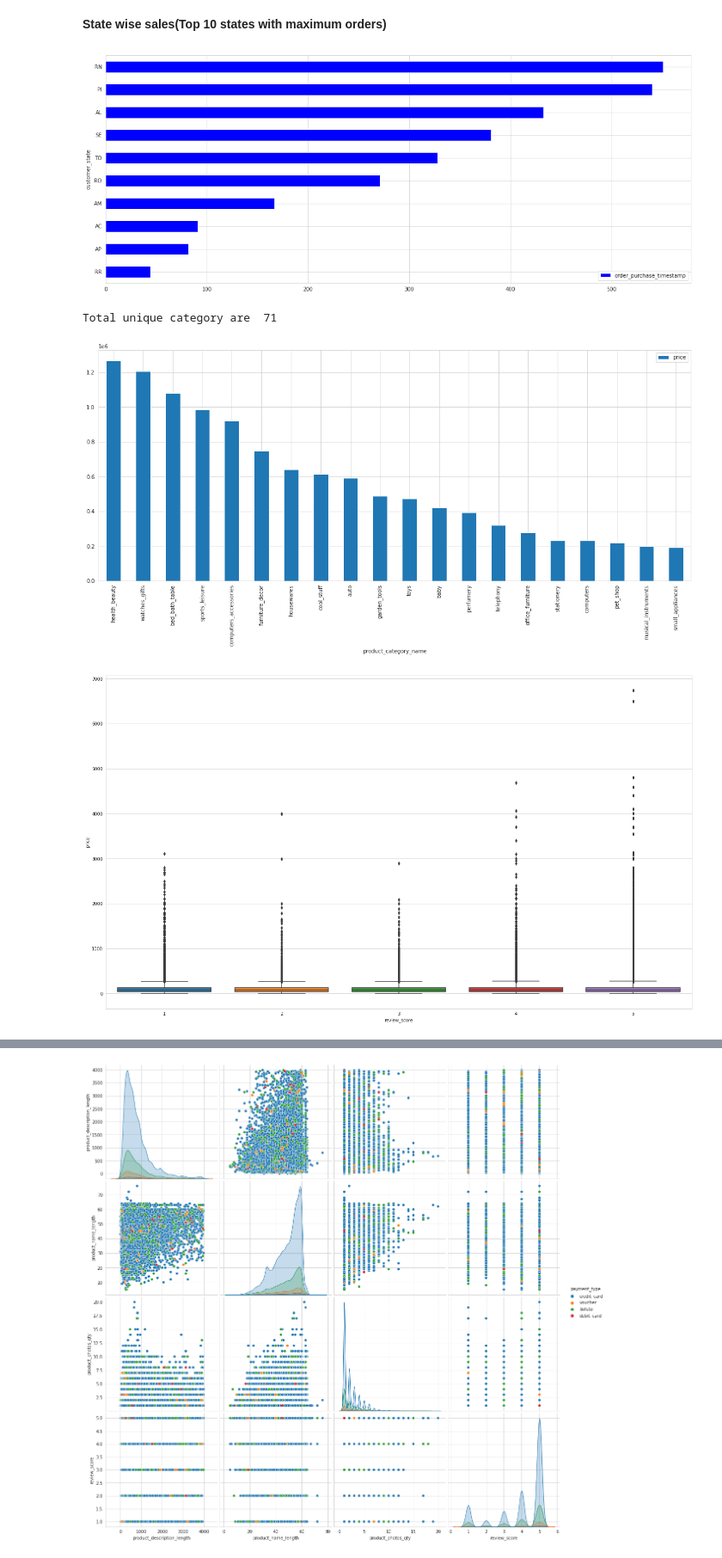
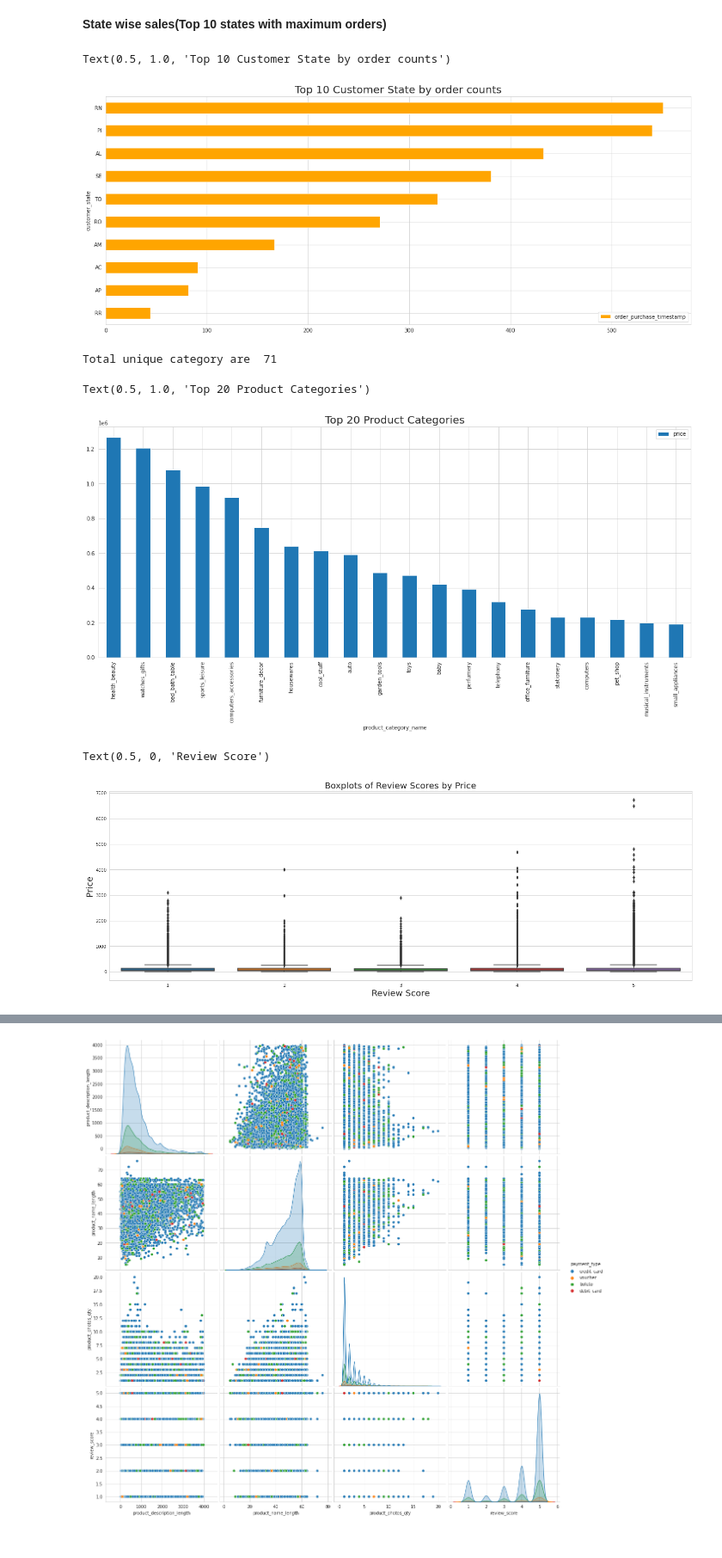
Before and after one commit to jakejhc/Team_Project, a Jupyter notebook: brazillian-customer-satification.ipynb, the cells around one changed output, grey strips where cells are left out. Shown at 86% size. Drawn from its saved outputs; the diff is of its cells as text; code cells hidden in the pictures.

Commit message:
Kaggle Notebook | Olist-team copy | Version 6

```diff
--- a/brazillian-customer-satification.ipynb
+++ b/brazillian-customer-satification.ipynb
@@ -506,15 +462,3 @@ Index(['order_purchase_timestamp', 'order_delivered_carrier_date',
       dtype='object')
 # %% [markdown]
 # 5. Correlations
-# %%
-#understanding the growth of Olist as an ecommerce company from the range of data given to us
-import matplotlib.patches as mpatches
-data['order_purchase_timestamp'] = pd.to_datetime(data['order_purchase_timestamp'])
-monthly_sales_data = data.groupby(data['order_purchase_timestamp'].dt.strftime('%m,%y'))['price'].sum().plot(kind='bar',figsize = (20,8),color=['orange','b'],width=0.8)
-plt.ylabel('sales')
-
-red_patch = mpatches.Patch(color='orange', label='2017')
-green_patch = mpatches.Patch(color='blue', label='2018')
-plt.legend(handles=[red_patch,green_patch])
-plt.xlabel('Month,year')
-plt.show()
@@ -524,11 +466,12 @@ plt.show()
 **State wise sales(Top 10 states with maximum orders)**
 # %%
 #top 10 states as per number of orders
-data.groupby(data['customer_state'])['order_purchase_timestamp'].count().sort_values()[:10].plot(kind='barh',figsize=(20,8),color='blue')
+data.groupby(data['customer_state'])['order_purchase_timestamp'].count().sort_values()[:10].plot(kind='barh',figsize=(20,8),color='orange')
 plt.legend()
-plt.show()
+plt.title('Top 10 Customer State by order counts',fontsize=20)
 # %% [output]
+Text(0.5, 1.0, 'Top 10 Customer State by order counts')
-[figure, old version]
+[figure, new version]
 # %%
 print('Total unique category are ',data.product_category_name.unique().shape[0])
 # %% [output]
@@ -537,15 +480,19 @@ Total unique category are  71
 #category wise sales with their rating(top 20)
 data.groupby(data['product_category_name'])['price'].sum().sort_values(ascending=False)[:20].plot(kind='bar',figsize=(20,8))
 plt.legend()
-plt.show()
+plt.title('Top 20 Product Categories', fontsize=20)
 # %% [output]
+Text(0.5, 1.0, 'Top 20 Product Categories')
-[figure, old version]
+[figure, new version]
 # %%
 #Box plot for price with review score
-plt.figure(figsize= (24,14))
+plt.figure(figsize= (24,8))
 sns.boxplot(x='review_score',y='price', data=data)
-plt.show()
+plt.title('Boxplots of Review Scores by Price', fontsize=20)
+plt.ylabel('Price',fontsize=20)
+plt.xlabel('Review Score',fontsize=20)
 # %% [output]
+Text(0.5, 0, 'Review Score')
-[figure, old version]
+[figure, new version]
 # %%
 #Box plot for price with review score
```
Also changed, not shown: parts of 93 cells of this notebook.
